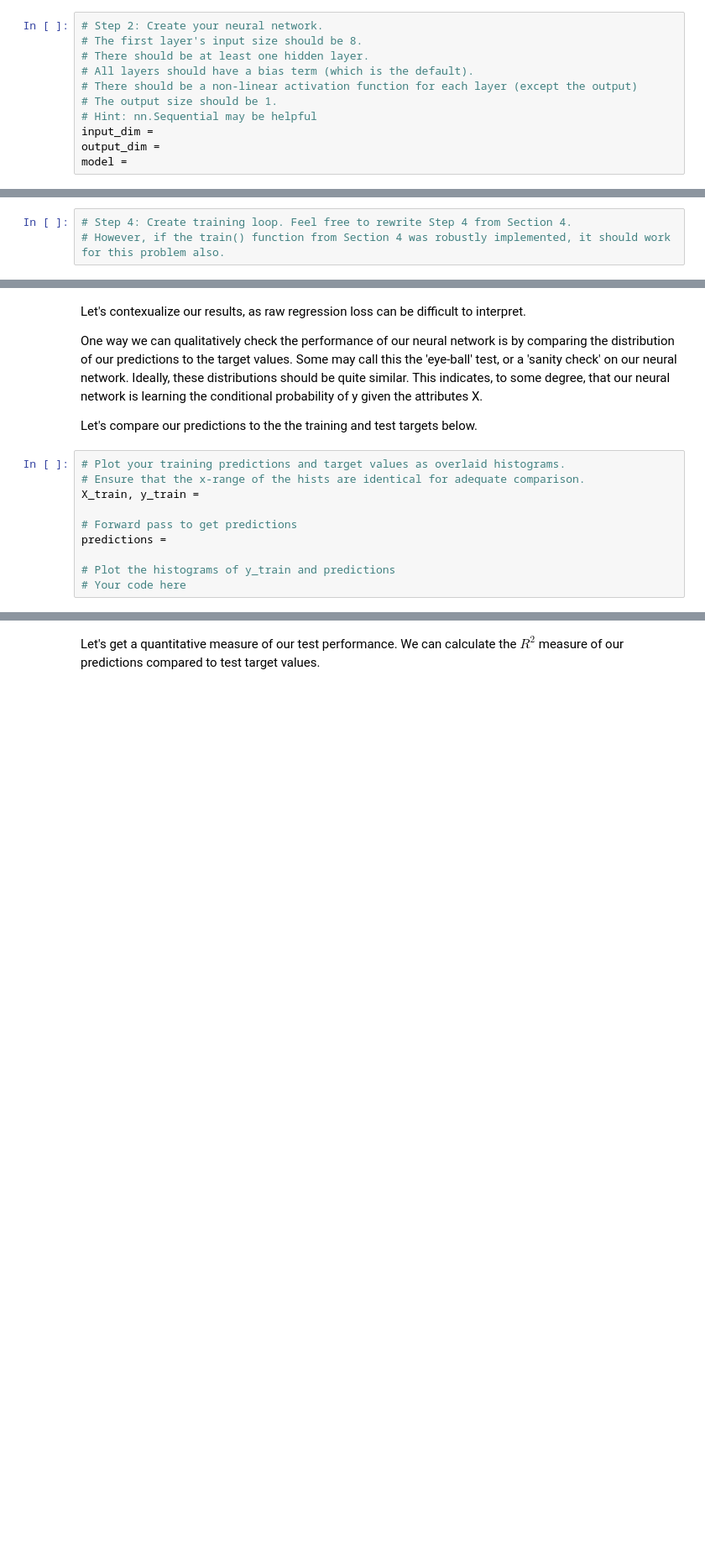
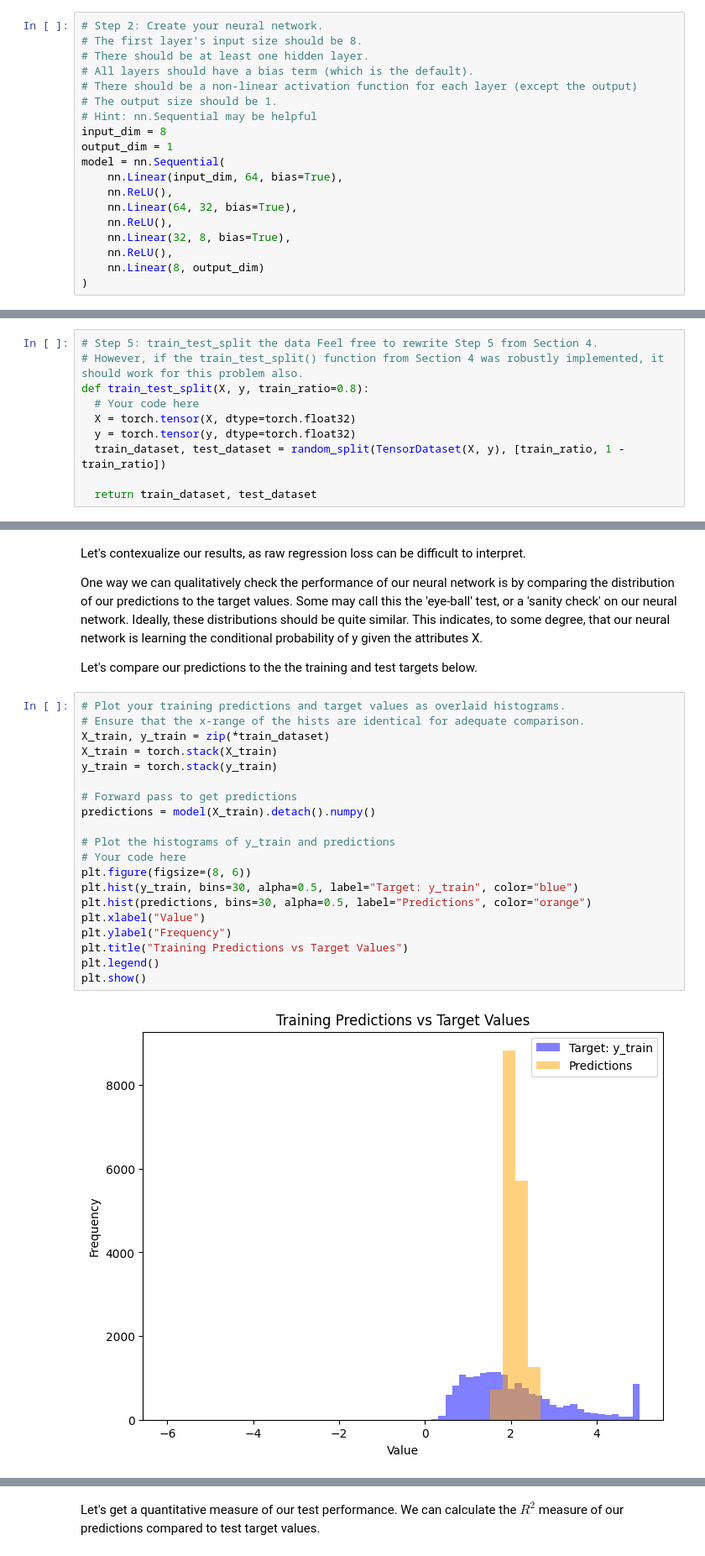
Before and after one commit to Socks2109/BMI-Assignment-1, a Jupyter notebook: Homework_ML_Basics.ipynb, the cells around one changed output, grey strips where cells are left out. Shown at 84% size. Saved outputs shown, nothing was run; the diff lists cells and outputs as text; blank space fills up the shorter version.

```diff
--- a/Homework_ML_Basics.ipynb
+++ b/Homework_ML_Basics.ipynb
@@ -540,6 +572,14 @@ batch_size = # Choose a number # Batch size is the number of data points we aggr
 # There should be a non-linear activation function for each layer (except the output)
 # The output size should be 1.
 # Hint: nn.Sequential may be helpful
-input_dim =
-output_dim =
-model =
+input_dim = 8
+output_dim = 1
+model = nn.Sequential(
+    nn.Linear(input_dim, 64, bias=True),
+    nn.ReLU(),
+    nn.Linear(64, 32, bias=True),
+    nn.ReLU(),
+    nn.Linear(32, 8, bias=True),
+    nn.ReLU(),
+    nn.Linear(8, output_dim)
+)
@@ -554,3 +625,10 @@ optimizer =
 # %%
-# Step 4: Create training loop. Feel free to rewrite Step 4 from Section 4.
-# However, if the train() function from Section 4 was robustly implemented, it should work for this problem also.
+# Step 5: train_test_split the data Feel free to rewrite Step 5 from Section 4.
+# However, if the train_test_split() function from Section 4 was robustly implemented, it should work for this problem also.
+def train_test_split(X, y, train_ratio=0.8):
+  # Your code here
+  X = torch.tensor(X, dtype=torch.float32)
+  y = torch.tensor(y, dtype=torch.float32)
+  train_dataset, test_dataset = random_split(TensorDataset(X, y), [train_ratio, 1 - train_ratio])
+
+  return train_dataset, test_dataset
@@ -581,13 +667,25 @@ Let's compare our predictions to the the training and test targets below.
 # %%
 # Plot your training predictions and target values as overlaid histograms.
 # Ensure that the x-range of the hists are identical for adequate comparison.
-X_train, y_train =
+X_train, y_train = zip(*train_dataset)
+X_train = torch.stack(X_train)
+y_train = torch.stack(y_train)
 
 # Forward pass to get predictions
-predictions =
+predictions = model(X_train).detach().numpy()
 
 # Plot the histograms of y_train and predictions
 # Your code here
+plt.figure(figsize=(8, 6))
+plt.hist(y_train, bins=30, alpha=0.5, label="Target: y_train", color="blue")
+plt.hist(predictions, bins=30, alpha=0.5, label="Predictions", color="orange")
+plt.xlabel("Value")
+plt.ylabel("Frequency")
+plt.title("Training Predictions vs Target Values")
+plt.legend()
+plt.show()
+# %% [output]
+[figure, added]
 # %%
 # Plot your test predictions and target values as overlaid histograms.
 # Ensure that the x-range of the hists are identical for adequate comparison.
```
Also changed, not shown: parts of 30 cells of this notebook, 4 other files.
